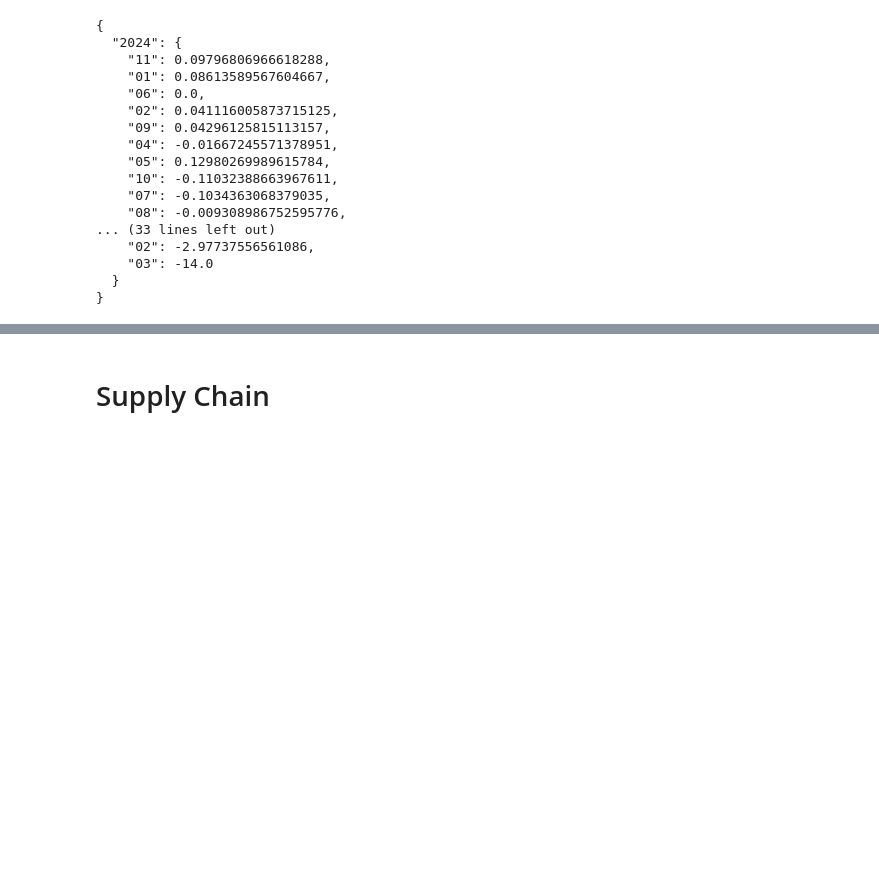
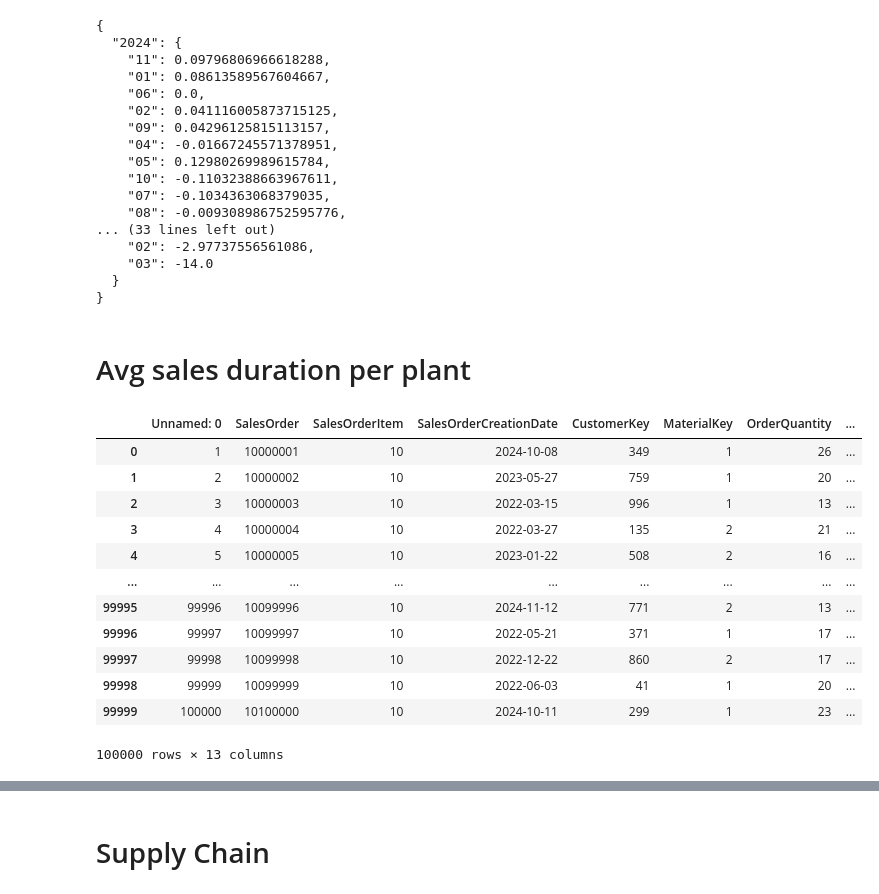
Before and after one commit to WisselsLaurens1/DataViz, a Jupyter notebook: data/preprocess.ipynb, the cells around one changed output, grey strips where cells are left out. Saved outputs shown, nothing was run; the diff lists cells and outputs as text; code cells hidden in the pictures; blank space fills up the shorter version.

```diff
--- a/data/preprocess.ipynb
+++ b/data/preprocess.ipynb
@@ -72,3 +72,23 @@ print(json.dumps(avg_result, indent=2))
     "03": -14.0
   }
 }
+# %% [markdown]
+# Avg sales duration per plant
+# %%
+PATH = "./suncharge/Sales.csv"
+df = pd.read_csv(PATH)
+df
+# %% [output]
+|  | Unnamed: 0 | SalesOrder | SalesOrderItem | SalesOrderCreationDate | CustomerKey | MaterialKey | OrderQuantity | ... |
+| 0 | 1 | 10000001 | 10 | 2024-10-08 | 349 | 1 | 26 | ... |
+| 1 | 2 | 10000002 | 10 | 2023-05-27 | 759 | 1 | 20 | ... |
+| 2 | 3 | 10000003 | 10 | 2022-03-15 | 996 | 1 | 13 | ... |
+| 3 | 4 | 10000004 | 10 | 2022-03-27 | 135 | 2 | 21 | ... |
+| 4 | 5 | 10000005 | 10 | 2023-01-22 | 508 | 2 | 16 | ... |
+| ... | ... | ... | ... | ... | ... | ... | ... | ... |
+| 99995 | 99996 | 10099996 | 10 | 2024-11-12 | 771 | 2 | 13 | ... |
+| 99996 | 99997 | 10099997 | 10 | 2022-05-21 | 371 | 1 | 17 | ... |
+| 99997 | 99998 | 10099998 | 10 | 2022-12-22 | 860 | 2 | 17 | ... |
+| 99998 | 99999 | 10099999 | 10 | 2022-06-03 | 41 | 1 | 20 | ... |
+| 99999 | 100000 | 10100000 | 10 | 2024-10-11 | 299 | 1 | 23 | ... |
+100000 rows × 13 columns
```
Also changed, not shown: parts of 29 cells of this notebook, 6 other files.
